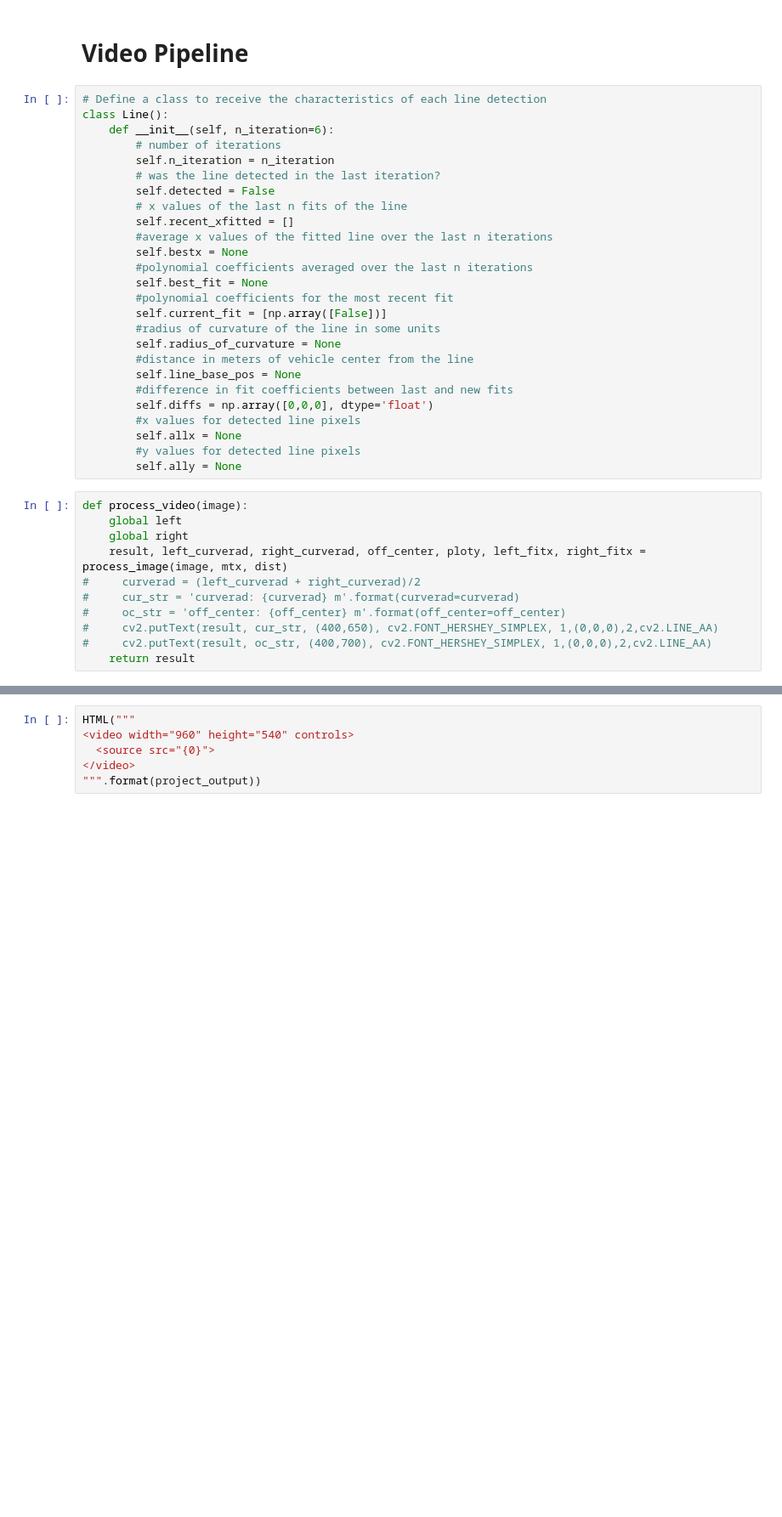
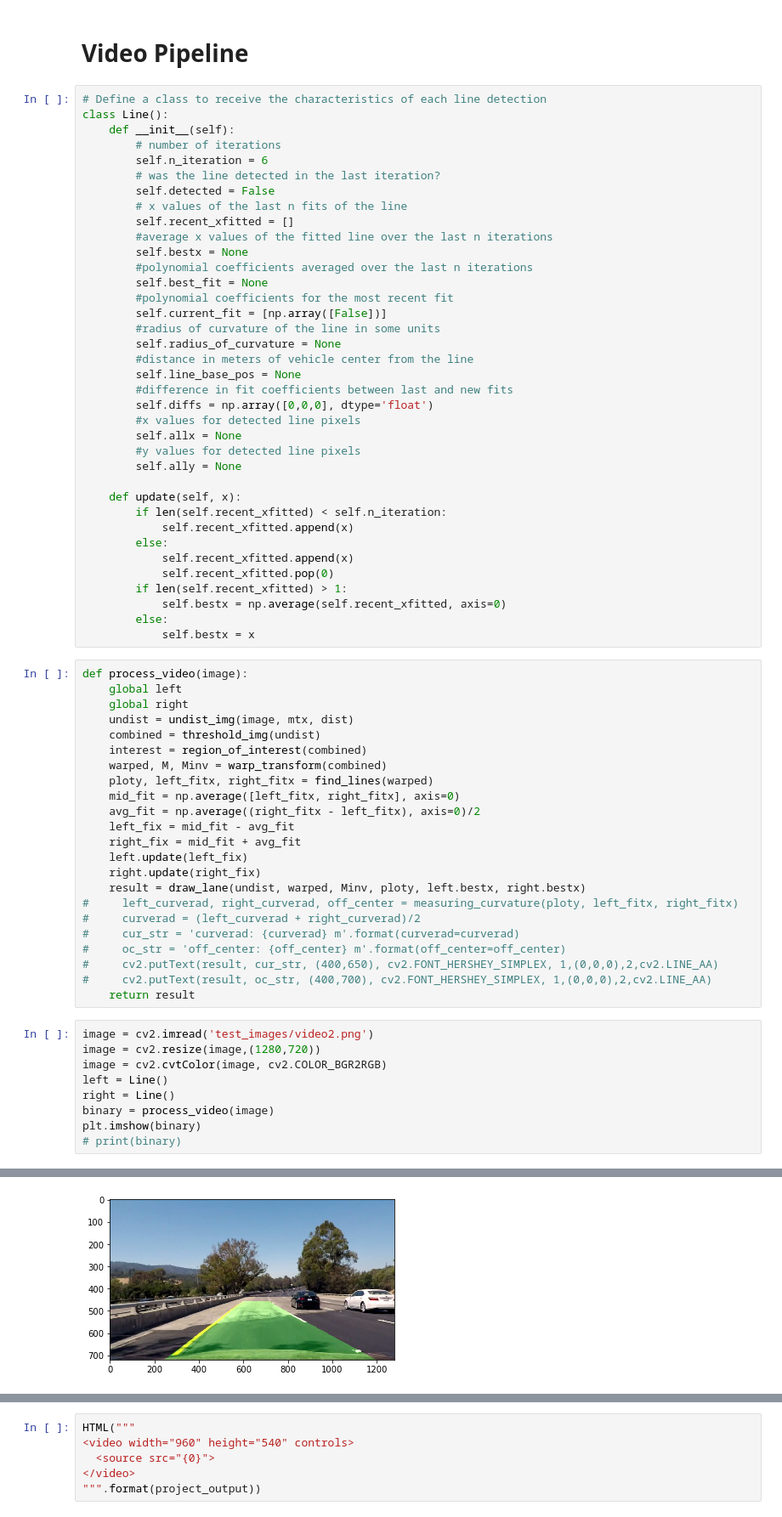
Before and after one commit to skymaze/CarND, a Jupyter notebook: CarND-Advanced-Lane-Lines/Lane_Finding_Pipeline.ipynb, the cells around one changed output, grey strips where cells are left out. Shown at 85% size. Cells and saved outputs as stored; diff of their text form; blank space fills up the shorter version.

```diff
--- a/CarND-Advanced-Lane-Lines/Lane_Finding_Pipeline.ipynb
+++ b/CarND-Advanced-Lane-Lines/Lane_Finding_Pipeline.ipynb
@@ -355,9 +383,9 @@ for idx, fname in enumerate(images):
 # %%
 # Define a class to receive the characteristics of each line detection
 class Line():
-    def __init__(self, n_iteration=6):
+    def __init__(self):
         # number of iterations
-        self.n_iteration = n_iteration
+        self.n_iteration = 6
         # was the line detected in the last iteration?
         self.detected = False
         # x values of the last n fits of the line
@@ -378,14 +406,47 @@ class Line():
         self.allx = None
         #y values for detected line pixels
         self.ally = None
+
+    def update(self, x):
+        if len(self.recent_xfitted) < self.n_iteration:
+            self.recent_xfitted.append(x)
+        else:
+            self.recent_xfitted.append(x)
+            self.recent_xfitted.pop(0)
+        if len(self.recent_xfitted) > 1:
+            self.bestx = np.average(self.recent_xfitted, axis=0)
+        else:
+            self.bestx = x
 # %%
 def process_video(image):
     global left
     global right
-    result, left_curverad, right_curverad, off_center, ploty, left_fitx, right_fitx = process_image(image, mtx, dist)
+    undist = undist_img(image, mtx, dist)
+    combined = threshold_img(undist)
+    interest = region_of_interest(combined)
+    warped, M, Minv = warp_transform(combined)
+    ploty, left_fitx, right_fitx = find_lines(warped)
+    mid_fit = np.average([left_fitx, right_fitx], axis=0)
+    avg_fit = np.average((right_fitx - left_fitx), axis=0)/2
+    left_fix = mid_fit - avg_fit
+    right_fix = mid_fit + avg_fit
+    left.update(left_fix)
+    right.update(right_fix)
+    result = draw_lane(undist, warped, Minv, ploty, left.bestx, right.bestx)
+#     left_curverad, right_curverad, off_center = measuring_curvature(ploty, left_fitx, right_fitx)
 #     curverad = (left_curverad + right_curverad)/2
 #     cur_str = 'curverad: {curverad} m'.format(curverad=curverad)
 #     oc_str = 'off_center: {off_center} m'.format(off_center=off_center)
 #     cv2.putText(result, cur_str, (400,650), cv2.FONT_HERSHEY_SIMPLEX, 1,(0,0,0),2,cv2.LINE_AA)
 #     cv2.putText(result, oc_str, (400,700), cv2.FONT_HERSHEY_SIMPLEX, 1,(0,0,0),2,cv2.LINE_AA)
     return result
+# %%
+image = cv2.imread('test_images/video2.png')
+image = cv2.resize(image,(1280,720))
+image = cv2.cvtColor(image, cv2.COLOR_BGR2RGB)
+left = Line()
+right = Line()
+binary = process_video(image)
+plt.imshow(binary)
+# print(binary)
+# %% [output]
@@ -392,3 +454,4 @@ def process_video(image):
+[figure, added]
 # %%
 import pickle
 from moviepy.editor import VideoFileClip
```
Also changed, not shown: parts of 6 cells of this notebook, 17 other files.
